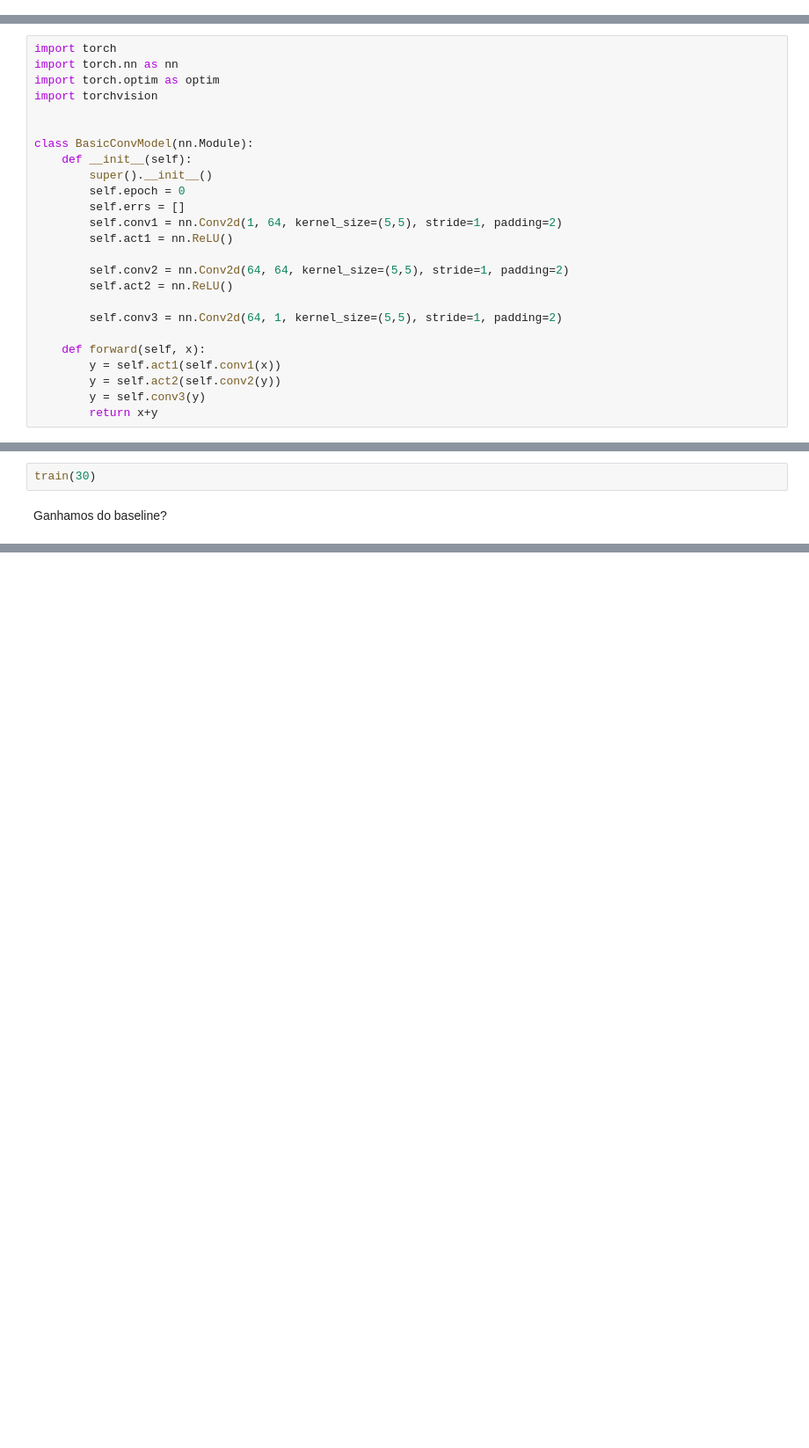
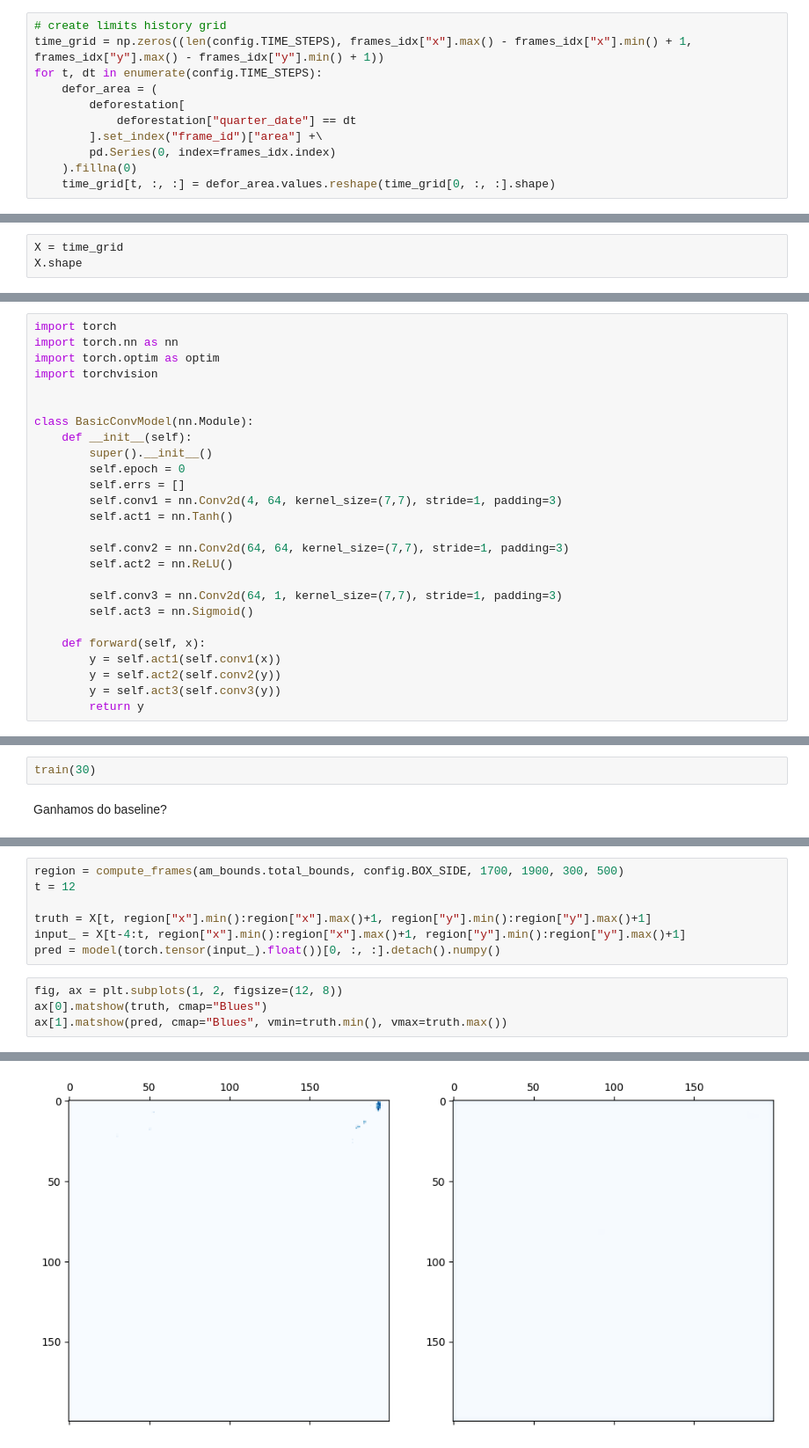
Before and after one commit to Giovanni3A/deforestation_forecast, a Jupyter notebook: 2_model_train.ipynb, the cells around one changed output, grey strips where cells are left out. Shown at 88% size. Saved outputs shown, nothing was run; the diff lists cells and outputs as text; blank space fills up the shorter version.

```diff
--- a/2_model_train.ipynb
+++ b/2_model_train.ipynb
@@ -78,0 +31,11 @@ for t, regions in enumerate(zip(*full_history)):
+# %%
+# create limits history grid
+time_grid = np.zeros((len(config.TIME_STEPS), frames_idx["x"].max() - frames_idx["x"].min() + 1, frames_idx["y"].max() - frames_idx["y"].min() + 1))
+for t, dt in enumerate(config.TIME_STEPS):
+    defor_area = (
+        deforestation[
+            deforestation["quarter_date"] == dt
+        ].set_index("frame_id")["area"] +\
+        pd.Series(0, index=frames_idx.index)
+    ).fillna(0)
+    time_grid[t, :, :] = defor_area.values.reshape(time_grid[0, :, :].shape)
@@ -107,0 +108,3 @@ test_data = deforestation_history[:, -24:, :, :]
+# %%
+X = time_grid
+X.shape
@@ -150,16 +212,17 @@ class BasicConvModel(nn.Module):
         super().__init__()
         self.epoch = 0
         self.errs = []
-        self.conv1 = nn.Conv2d(1, 64, kernel_size=(5,5), stride=1, padding=2)
-        self.act1 = nn.ReLU()
+        self.conv1 = nn.Conv2d(4, 64, kernel_size=(7,7), stride=1, padding=3)
+        self.act1 = nn.Tanh()
 
-        self.conv2 = nn.Conv2d(64, 64, kernel_size=(5,5), stride=1, padding=2)
+        self.conv2 = nn.Conv2d(64, 64, kernel_size=(7,7), stride=1, padding=3)
         self.act2 = nn.ReLU()
 
-        self.conv3 = nn.Conv2d(64, 1, kernel_size=(5,5), stride=1, padding=2)
+        self.conv3 = nn.Conv2d(64, 1, kernel_size=(7,7), stride=1, padding=3)
+        self.act3 = nn.Sigmoid()
 
     def forward(self, x):
         y = self.act1(self.conv1(x))
         y = self.act2(self.conv2(y))
-        y = self.conv3(y)
-        return x+y
+        y = self.act3(self.conv3(y))
+        return y
@@ -212,0 +307,12 @@ plt.show()
+# %%
+region = compute_frames(am_bounds.total_bounds, config.BOX_SIDE, 1700, 1900, 300, 500)
+t = 12
+
+truth = X[t, region["x"].min():region["x"].max()+1, region["y"].min():region["y"].max()+1]
+input_ = X[t-4:t, region["x"].min():region["x"].max()+1, region["y"].min():region["y"].max()+1]
+pred = model(torch.tensor(input_).float())[0, :, :].detach().numpy()
+# %%
+fig, ax = plt.subplots(1, 2, figsize=(12, 8))
+ax[0].matshow(truth, cmap="Blues")
+ax[1].matshow(pred, cmap="Blues", vmin=truth.min(), vmax=truth.max())
+# %% [output]
@@ -212,0 +320 @@ plt.show()
+[figure, added]
```
Also changed, not shown: parts of 44 cells of this notebook, 4 other files.
